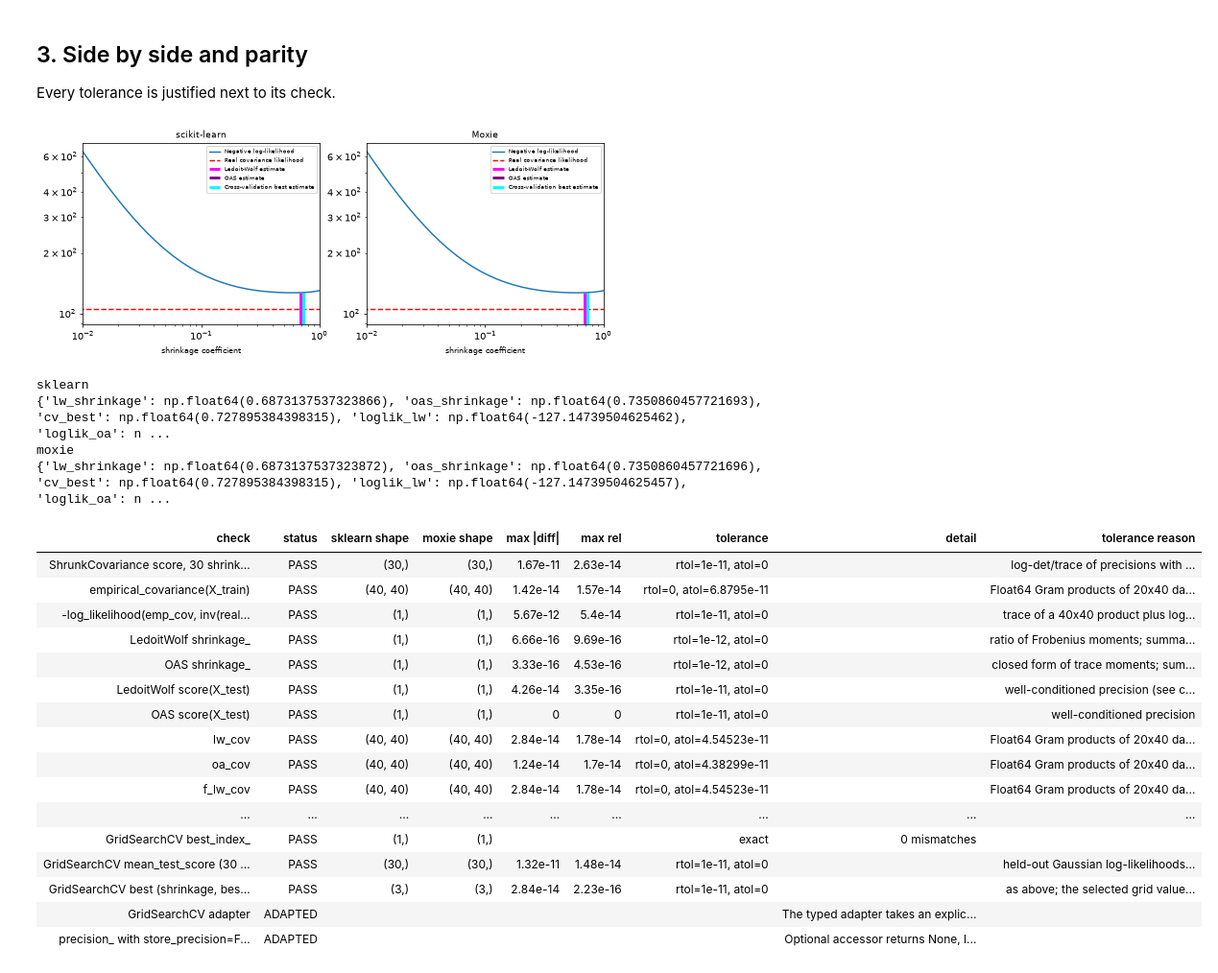
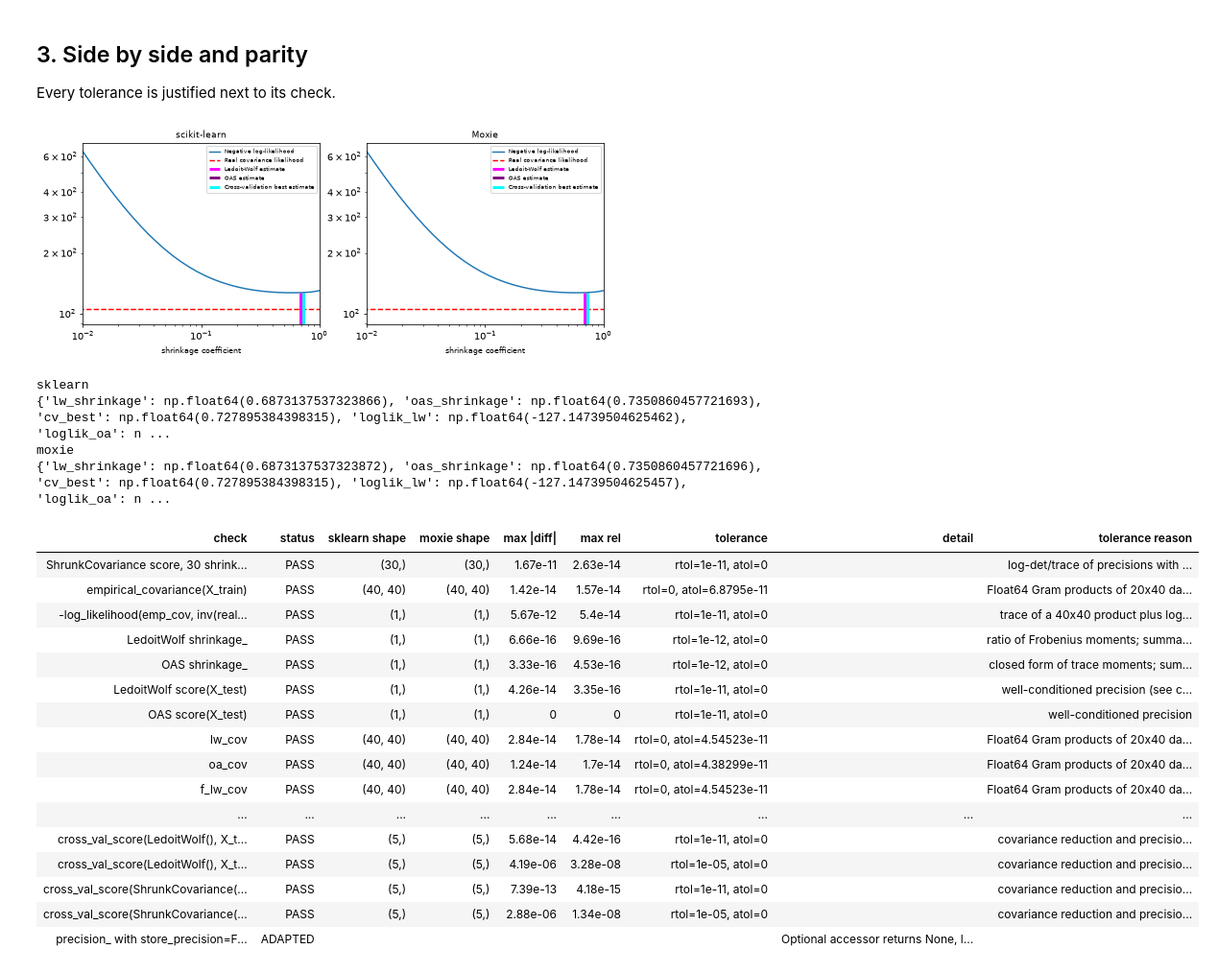
Before and after one commit to idlab-discover/moxie, a Jupyter notebook: notebooks/covariance/plot_covariance_estimation.ipynb, the cells around one changed output. Shown at 96% size. Drawn from its saved outputs; the diff is of its cells as text; code cells hidden in the pictures.

Commit message:
feat(model-selection): support dense unsupervised covariance search

```diff
--- a/notebooks/covariance/plot_covariance_estimation.ipynb
+++ b/notebooks/covariance/plot_covariance_estimation.ipynb
@@ -97,6 +97,7 @@ Learned attributes, functional forms and lifecycle checks beyond the gallery, pl
 # %%
 from sklearn.base import clone
 from sklearn.covariance import ledoit_wolf, ledoit_wolf_shrinkage, oas, shrunk_covariance
+from sklearn.model_selection import cross_val_score
 extra = {}
 extra["lw_cov"], extra["lw_prec"], extra["lw_loc"] = lw.covariance_, lw.precision_, lw.location_
 extra["oa_cov"], extra["oa_prec"] = oa.covariance_, oa.precision_
@@ -119,6 +120,9 @@ extra["cv_mean"] = cv.cv_results_["mean_test_score"]
 extra["cv_best_index"] = np.array([cv.best_index_])
 extra["cv_best"] = np.array([sk_cv_s, cv.best_score_, sk_cv_ll])
 X_train32 = X_train.astype(np.float32)
+for suffix, samples in (("", X_train), ("32", X_train32)):
+    extra["cv_lw" + suffix] = cross_val_score(LedoitWolf(), samples, error_score="raise")
+    extra["cv_shrunk" + suffix] = cross_val_score(ShrunkCovariance(), samples, error_score="raise")
 lw32, oa32 = LedoitWolf().fit(X_train32), OAS().fit(X_train32)
 extra["lw32_cov"], extra["lw32_s"] = lw32.covariance_, lw32.shrinkage_
 extra["oa32_cov"], extra["oa32_s"] = oa32.covariance_, oa32.shrinkage_
@@ -366,37 +325,39 @@ for k in ("lw32_cov", "oa32_cov"):
 nb.compare("Float32 LedoitWolf/OAS shrinkage_", np.array([extra["lw32_s"], extra["oa32_s"]]), mx["f32_scalars"], rtol=1e-5, atol=0, reason=F32)
 nb.compare("Float32 covariance_ dtype", np.array([str(extra["lw32_cov"].dtype)]), np.array([str(mx["lw32_cov"].dtype)]), exact=True)
 nb.compare("GridSearchCV test scores (30 shrinkages × 5 folds)", extra["cv_folds"], ms["cv_folds"][:, :, 0],
            rtol=1e-11, atol=0, reason="held-out log-likelihoods incur covariance and precision rounding")
 nb.compare("GridSearchCV best_index_", extra["cv_best_index"], ms["cv_best_index"], exact=True)
 nb.compare("GridSearchCV mean_test_score (30 shrinkages)", extra["cv_mean"], ms["cv_mean"].ravel(), rtol=1e-11, atol=0,
            reason="held-out Gaussian log-likelihoods of 16-sample fits; conditioning as for the score curve")
 nb.compare("GridSearchCV best (shrinkage, best_score_, best_estimator_.score(X_test))", extra["cv_best"], ms["cv_best"],
            rtol=1e-11, atol=0, reason="as above; the selected grid value is identical")
-nb.note("GridSearchCV adapter", "ADAPTED", "The typed adapter takes an explicit None target, selects rows through the public API, "
-        "and supplies ShrunkCovariance.score and the default five unshuffled folds.")
+for model, key in (("LedoitWolf", "cv_lw"), ("ShrunkCovariance", "cv_shrunk")):
+    for dtype, suffix, tolerance in (("Float64", "", 1e-11), ("Float32", "32", 1e-5)):
+        nb.compare(f"cross_val_score({model}(), X_train) ({dtype})", extra[key + suffix], ms[key + suffix],
+                   rtol=tolerance, atol=0, reason="covariance reduction and precision rounding in held-out log-likelihoods")
 nb.note("precision_ with store_precision=False", "ADAPTED", "Optional accessor returns None, like sklearn's None attribute")
 nb.report()
 nb.assert_parity()
 # %% [output]
 [figure]
 sklearn
 {'lw_shrinkage': np.float64(0.6873137537323866), 'oas_shrinkage': np.float64(0.7350860457721693), 'cv_best': np.float64(0.727895384398315), 'loglik_lw': np.float64(-127.14739504625462), 'loglik_oa': n ...
 moxie
 {'lw_shrinkage': np.float64(0.6873137537323872), 'oas_shrinkage': np.float64(0.7350860457721696), 'cv_best': np.float64(0.727895384398315), 'loglik_lw': np.float64(-127.14739504625457), 'loglik_oa': n ...
 | check | status | sklearn shape | moxie shape | max |diff| | max rel | tolerance | detail | tolerance reason |
 | ShrunkCovariance score, 30 shrink... | PASS | (30,) | (30,) | 1.67e-11 | 2.63e-14 | rtol=1e-11, atol=0 |  | log-det/trace of precisions with ... |
 | empirical_covariance(X_train) | PASS | (40, 40) | (40, 40) | 1.42e-14 | 1.57e-14 | rtol=0, atol=6.8795e-11 |  | Float64 Gram products of 20x40 da... |
 | -log_likelihood(emp_cov, inv(real... | PASS | (1,) | (1,) | 5.67e-12 | 5.4e-14 | rtol=1e-11, atol=0 |  | trace of a 40x40 product plus log... |
 | LedoitWolf shrinkage_ | PASS | (1,) | (1,) | 6.66e-16 | 9.69e-16 | rtol=1e-12, atol=0 |  | ratio of Frobenius moments; summa... |
 | OAS shrinkage_ | PASS | (1,) | (1,) | 3.33e-16 | 4.53e-16 | rtol=1e-12, atol=0 |  | closed form of trace moments; sum... |
 | LedoitWolf score(X_test) | PASS | (1,) | (1,) | 4.26e-14 | 3.35e-16 | rtol=1e-11, atol=0 |  | well-conditioned precision (see c... |
 | OAS score(X_test) | PASS | (1,) | (1,) | 0 | 0 | rtol=1e-11, atol=0 |  | well-conditioned precision |
 | lw_cov | PASS | (40, 40) | (40, 40) | 2.84e-14 | 1.78e-14 | rtol=0, atol=4.54523e-11 |  | Float64 Gram products of 20x40 da... |
 | oa_cov | PASS | (40, 40) | (40, 40) | 1.24e-14 | 1.7e-14 | rtol=0, atol=4.38299e-11 |  | Float64 Gram products of 20x40 da... |
 | f_lw_cov | PASS | (40, 40) | (40, 40) | 2.84e-14 | 1.78e-14 | rtol=0, atol=4.54523e-11 |  | Float64 Gram products of 20x40 da... |
 | ... | ... | ... | ... | ... | ... | ... | ... | ... |
-| GridSearchCV best_index_ | PASS | (1,) | (1,) |  |  | exact | 0 mismatches |  |
-| GridSearchCV mean_test_score (30 ... | PASS | (30,) | (30,) | 1.32e-11 | 1.48e-14 | rtol=1e-11, atol=0 |  | held-out Gaussian log-likelihoods... |
-| GridSearchCV best (shrinkage, bes... | PASS | (3,) | (3,) | 2.84e-14 | 2.23e-16 | rtol=1e-11, atol=0 |  | as above; the selected grid value... |
-| GridSearchCV adapter | ADAPTED |  |  |  |  |  | The typed adapter takes an explic... |  |
+| cross_val_score(LedoitWolf(), X_t... | PASS | (5,) | (5,) | 5.68e-14 | 4.42e-16 | rtol=1e-11, atol=0 |  | covariance reduction and precisio... |
+| cross_val_score(LedoitWolf(), X_t... | PASS | (5,) | (5,) | 4.19e-06 | 3.28e-08 | rtol=1e-05, atol=0 |  | covariance reduction and precisio... |
+| cross_val_score(ShrunkCovariance(... | PASS | (5,) | (5,) | 7.39e-13 | 4.18e-15 | rtol=1e-11, atol=0 |  | covariance reduction and precisio... |
+| cross_val_score(ShrunkCovariance(... | PASS | (5,) | (5,) | 2.88e-06 | 1.34e-08 | rtol=1e-05, atol=0 |  | covariance reduction and precisio... |
 | precision_ with store_precision=F... | ADAPTED |  |  |  |  |  | Optional accessor returns None, l... |  |
```
Also changed, not shown: parts of 3 cells of this notebook, 9 other files.
